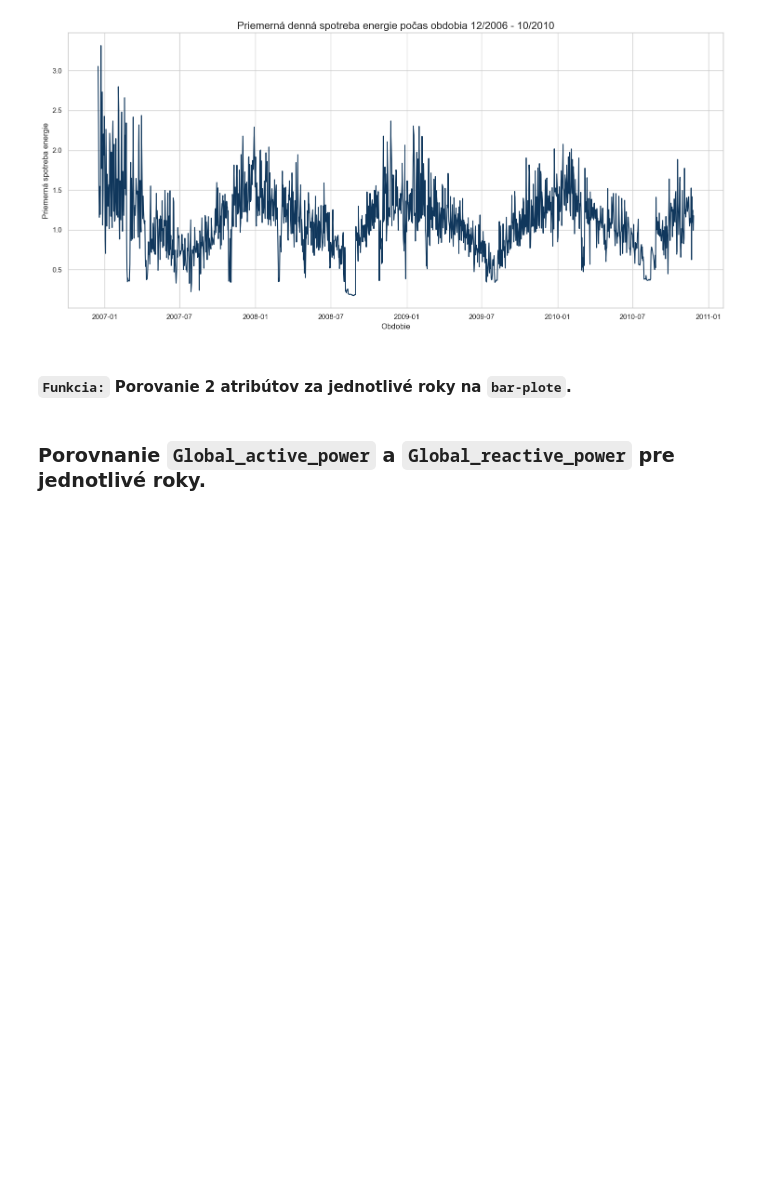
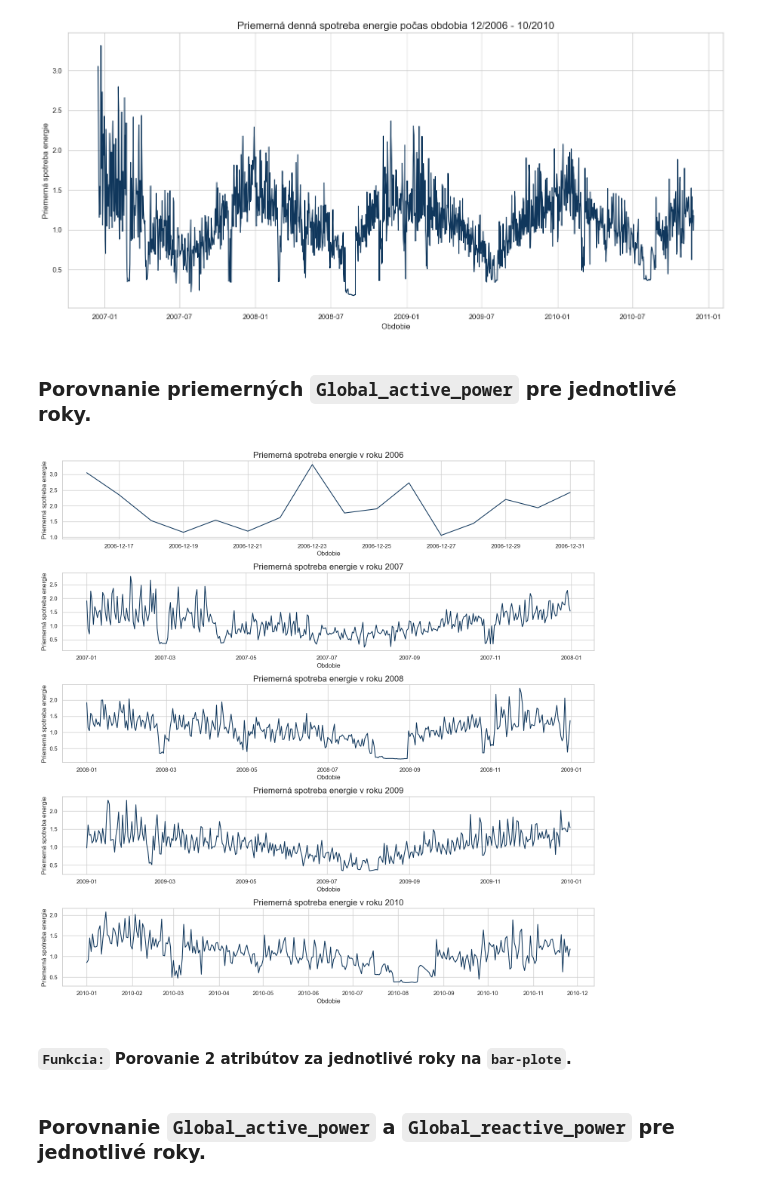
Before and after one commit to Mmathieus/IAU-project, a Jupyter notebook: quest.ipynb, the cells around one changed output. Cells and saved outputs as stored; diff of their text form; code cells hidden in the pictures; blank space fills up the shorter version.

```diff
--- a/quest.ipynb
+++ b/quest.ipynb
@@ -383,8 +385,35 @@ df_day = df.resample('D', on='DateTime').mean().reset_index()
 show_power_graph(df=df_day, by="denná ")
 # %% [output]
 [figure]
+# %% [markdown]
+### Porovnanie priemerných `Global_active_power` pre jednotlivé roky.
+# %%
+def show_power_graph(df):
+    sns.set_theme(style="whitegrid")
+
+    years = [2006, 2007, 2008, 2009, 2010]
+
+    fig, axes = plt.subplots(nrows=len(years), ncols=1, figsize=(15, 3 * len(years)))
+
+    if len(years) == 1:
+        axes = [axes]
+
+    for i, year in enumerate(years):
+        df_year = df[df['DateTime'].dt.year == year]
+
+        sns.lineplot(data=df_year, x='DateTime', y='Global_active_power', color='#10375C', ax=axes[i])
+
+        axes[i].set_title(f'Priemerná spotreba energie v roku {year}', fontsize=16)
+        axes[i].set_xlabel('Obdobie', fontsize=12)
+        axes[i].set_ylabel('Priemerná spotreba energie', fontsize=12)
+
+    plt.tight_layout()
+    plt.show()
+
+show_power_graph(df_day_all)
+# %% [output]
+[figure, added]
 # %% [markdown]
-#
 #### `Funkcia:` Porovanie 2 atribútov za jednotlivé roky na `bar-plote`.
 # %%
 def attributes_comparison(attr1, type1, attr2, type2):
```
Also changed, not shown: parts of 22 cells of this notebook.
